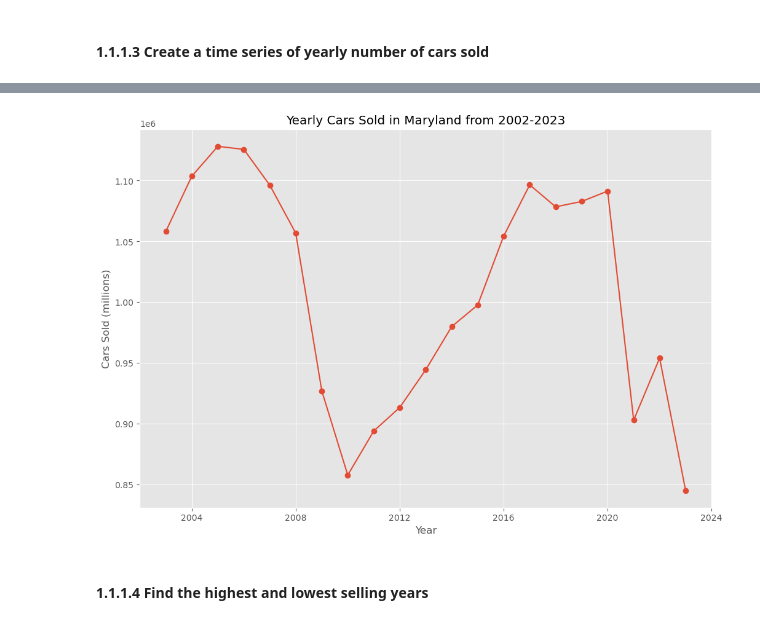
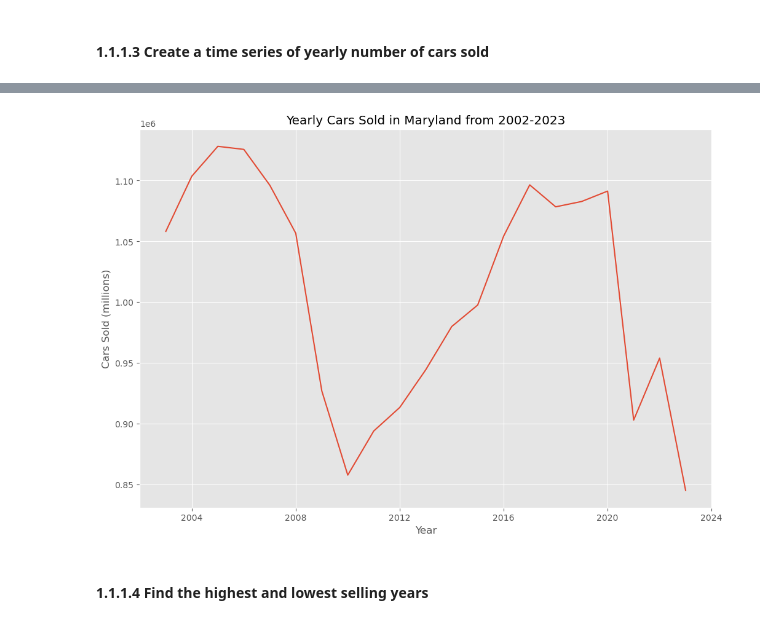
Before and after one commit to bennicholson2/Maryland-Car-Sales-Data, a Jupyter notebook: sales_project.ipynb, the cells around one changed output, grey strips where cells are left out. Drawn from its saved outputs; the diff is of its cells as text; code cells hidden in the pictures.

```diff
--- a/sales_project.ipynb
+++ b/sales_project.ipynb
@@ -262,11 +262,16 @@ def time_series(xdata,ydata,title,xlabel,ylabel):
     plt.ylabel(ylabel)
 # %%
 #Create a function called 'time_series_line' which can be done for simple Time Series Graphs with a line connecting each point
-def time_series_lines(xdata,ydata,title,xlabel,ylabel,marker_value):
-    plt.plot(xdata,ydata,marker=marker_value)
+def time_series_lines(xdata, ydata, title, xlabel, ylabel, marker_value=None):
+    if marker_value:
+        plt.plot(xdata, ydata, marker=marker_value)
+    else:
+        plt.plot(xdata, ydata)
+
     plt.title(title)
     plt.xlabel(xlabel)
     plt.ylabel(ylabel)
+    plt.show()
 # %%
 #Graph column Date compared to Cars Sold
 #This will represent the total number of cars that have been sold on a monthly basis from Jan 2002-Oct 2023 in Maryland
@@ -431,9 +412,9 @@ sales_data_year.drop(index='2024-01-01', inplace=True)
 # %%
 #The use of yearly sales data as a time series should make year-to-year patterns more clear
 #Use a time series with lines connecting as there are only a small number of observations and you can visualise trends better
-yearly_cars_sold_ts = time_series_lines(sales_data_year.index,sales_data_year['Cars Sold'], 'Yearly Cars Sold in Maryland from 2002-2023', 'Year', 'Cars Sold (millions)', 'o')
+time_series_lines(sales_data_year.index,sales_data_year['Cars Sold'], 'Yearly Cars Sold in Maryland from 2002-2023', 'Year', 'Cars Sold (millions)')
 # %% [output]
-[figure, old version]
+[figure, new version]
 # %% [markdown]
 #### 1.1.1.4 Find the highest and lowest selling years
 # %%
```
Also changed, not shown: parts of 43 cells of this notebook, 13 other files.
